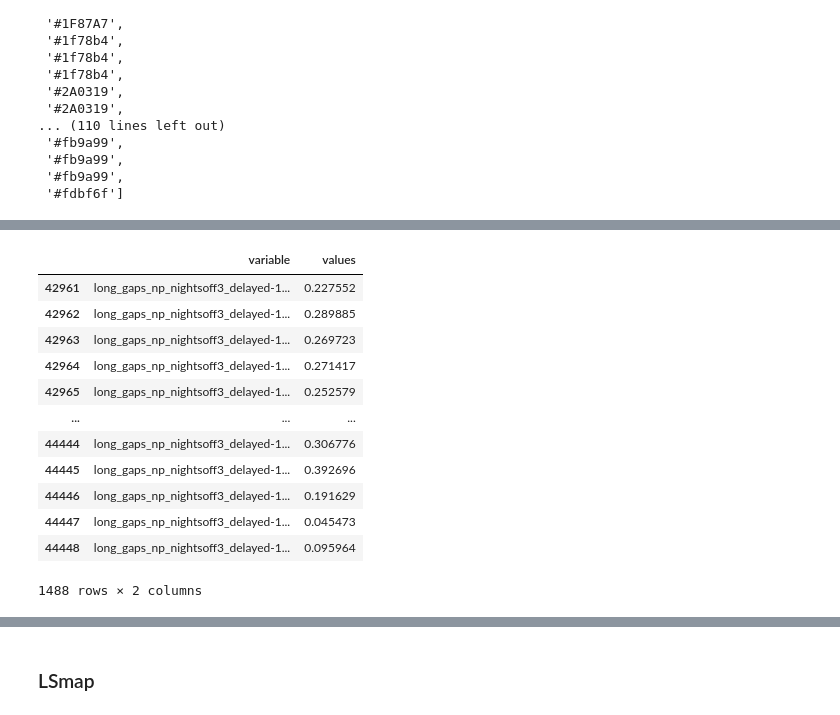
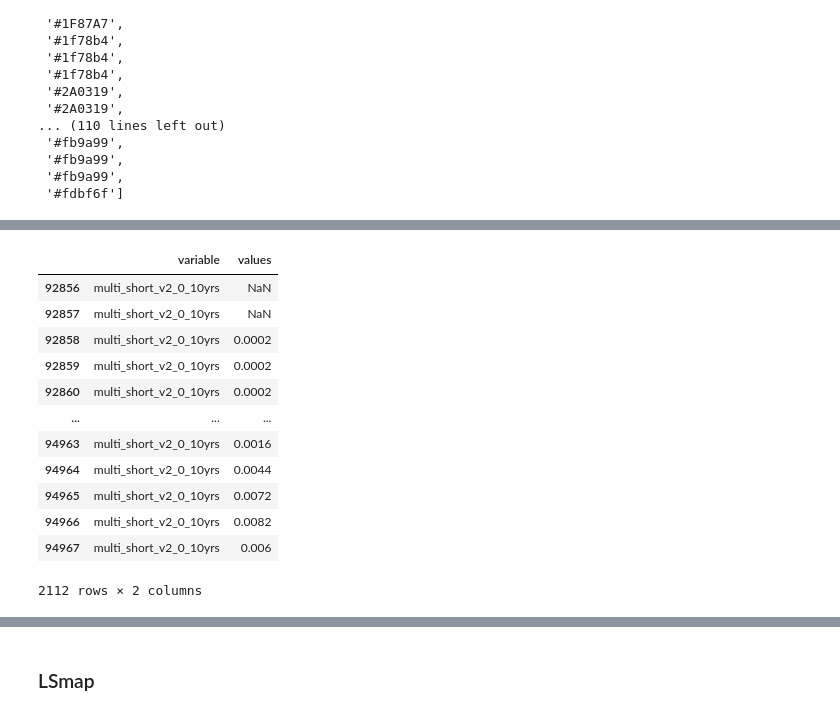
Before and after one commit to xiaolng/widgets, a Jupyter notebook: data_preparation.ipynb, the cells around one changed output, grey strips where cells are left out. Drawn from its saved outputs; the diff is of its cells as text; code cells hidden in the pictures.

```diff
--- a/data_preparation.ipynb
+++ b/data_preparation.ipynb
@@ -13,5 +13,5 @@ pd.__version__
 # %%
 #!pip install pandas==1.4.1
 # %%
-with open("./data/map_tpm_10yrs.pkl", 'rb') as f:
+with open("./data/map_tpm_2-10yrs.pkl", 'rb') as f:
          map_tpm = pickle.load(f)
@@ -187,18 +489,18 @@ virgo_cluster_v2_0_10yrs
 # %%
 df_TPM_v20.to_csv("./data/TPM_v20_10yrs.csv", index=False)
 # %%
-df_TPM_v20[df_TPM_v20['variable']=='long_gaps_np_nightsoff3_delayed-1_v2_0_10yrs']
+df_TPM_v20[df_TPM_v20['variable']=='multi_short_v2_0_10yrs']
 # %% [output]
 |  | variable | values |
-| 42961 | long_gaps_np_nightsoff3_delayed-1... | 0.227552 |
-| 42962 | long_gaps_np_nightsoff3_delayed-1... | 0.289885 |
-| 42963 | long_gaps_np_nightsoff3_delayed-1... | 0.269723 |
-| 42964 | long_gaps_np_nightsoff3_delayed-1... | 0.271417 |
-| 42965 | long_gaps_np_nightsoff3_delayed-1... | 0.252579 |
+| 92856 | multi_short_v2_0_10yrs | NaN |
+| 92857 | multi_short_v2_0_10yrs | NaN |
+| 92858 | multi_short_v2_0_10yrs | 0.0002 |
+| 92859 | multi_short_v2_0_10yrs | 0.0002 |
+| 92860 | multi_short_v2_0_10yrs | 0.0002 |
 | ... | ... | ... |
-| 44444 | long_gaps_np_nightsoff3_delayed-1... | 0.306776 |
-| 44445 | long_gaps_np_nightsoff3_delayed-1... | 0.392696 |
-| 44446 | long_gaps_np_nightsoff3_delayed-1... | 0.191629 |
-| 44447 | long_gaps_np_nightsoff3_delayed-1... | 0.045473 |
-| 44448 | long_gaps_np_nightsoff3_delayed-1... | 0.095964 |
+| 94963 | multi_short_v2_0_10yrs | 0.0016 |
+| 94964 | multi_short_v2_0_10yrs | 0.0044 |
+| 94965 | multi_short_v2_0_10yrs | 0.0072 |
+| 94966 | multi_short_v2_0_10yrs | 0.0082 |
+| 94967 | multi_short_v2_0_10yrs | 0.006 |
-1488 rows × 2 columns
+2112 rows × 2 columns
```
Also changed, not shown: parts of 32 cells of this notebook, 5 other files.
